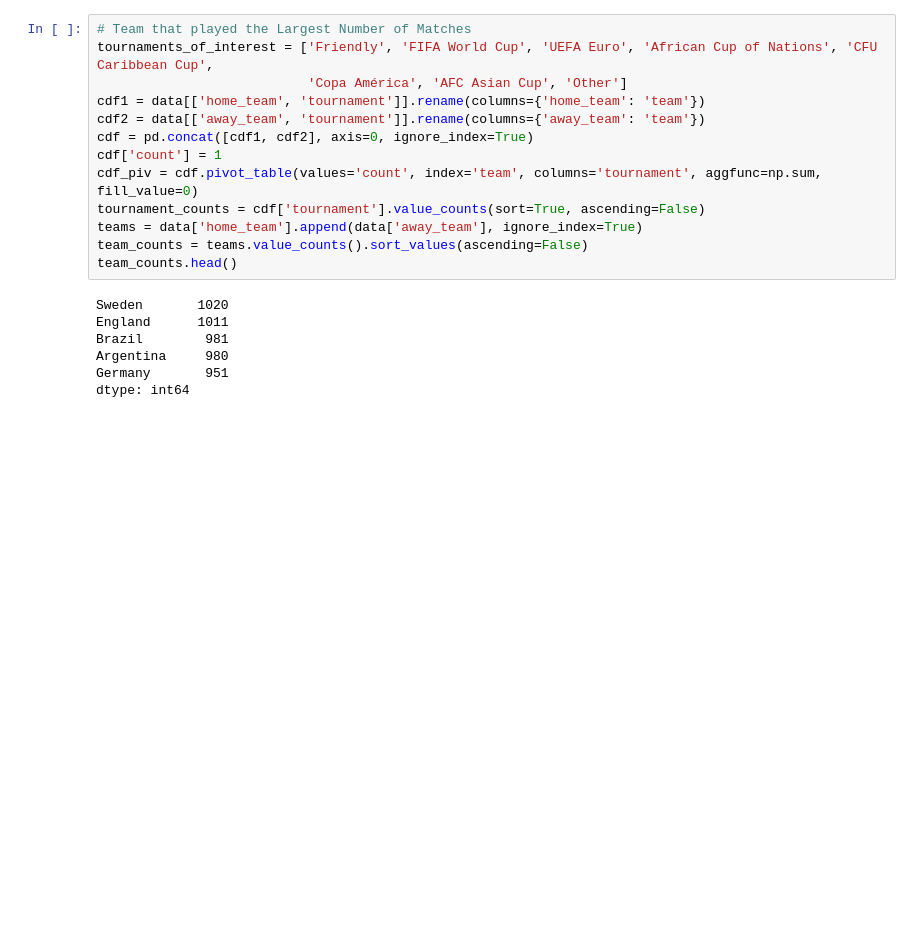
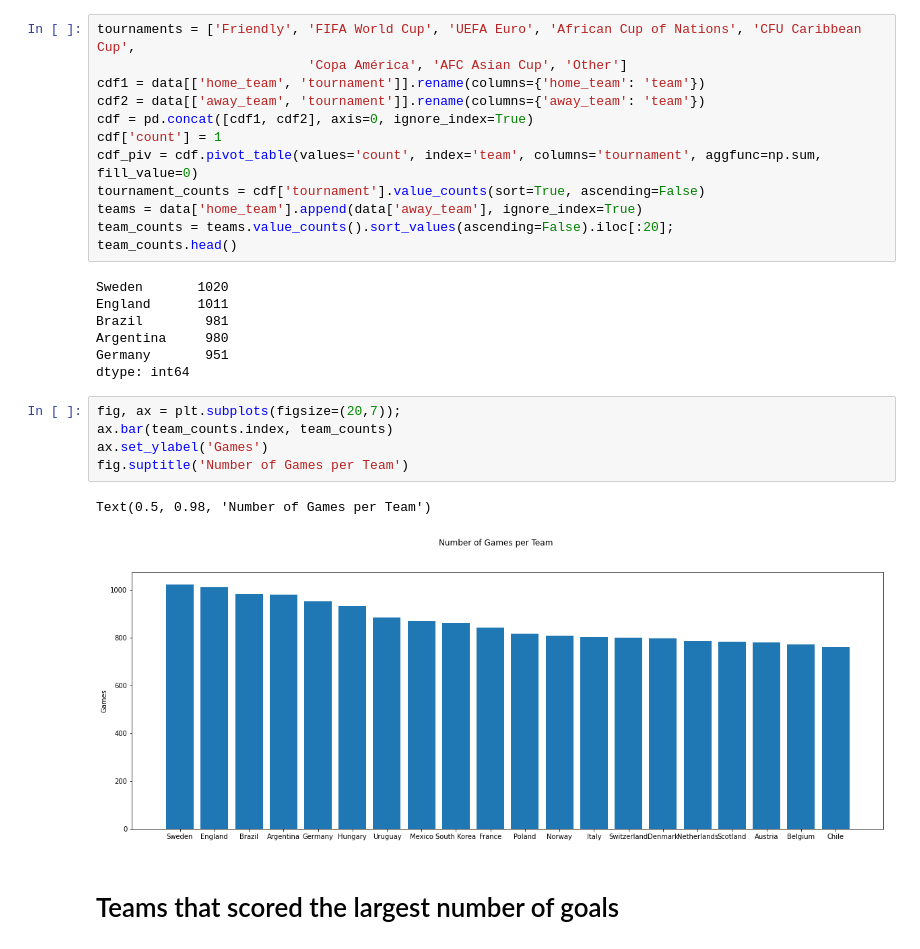
Before and after one commit to abdo17rabah/International-Football-Matches-Analysis, a Jupyter notebook: footNotebook.ipynb, the cells around one changed output. Drawn from its saved outputs; the diff is of its cells as text; blank space fills up the shorter version.

```diff
--- a/footNotebook.ipynb
+++ b/footNotebook.ipynb
@@ -68,6 +102,5 @@ Name: total_goals, dtype: int64
 # %%
-# Team that played the Largest Number of Matches
-tournaments_of_interest = ['Friendly', 'FIFA World Cup', 'UEFA Euro', 'African Cup of Nations', 'CFU Caribbean Cup',
+tournaments = ['Friendly', 'FIFA World Cup', 'UEFA Euro', 'African Cup of Nations', 'CFU Caribbean Cup',
                            'Copa América', 'AFC Asian Cup', 'Other']
 cdf1 = data[['home_team', 'tournament']].rename(columns={'home_team': 'team'})
 cdf2 = data[['away_team', 'tournament']].rename(columns={'away_team': 'team'})
@@ -76,7 +109,7 @@ cdf['count'] = 1
 cdf_piv = cdf.pivot_table(values='count', index='team', columns='tournament', aggfunc=np.sum, fill_value=0)
 tournament_counts = cdf['tournament'].value_counts(sort=True, ascending=False)
 teams = data['home_team'].append(data['away_team'], ignore_index=True)
-team_counts = teams.value_counts().sort_values(ascending=False)
+team_counts = teams.value_counts().sort_values(ascending=False).iloc[:20];
 team_counts.head()
 # %% [output]
 Sweden       1020
@@ -85,4 +118,14 @@ Brazil        981
 Argentina     980
 Germany       951
 dtype: int64
+# %%
+fig, ax = plt.subplots(figsize=(20,7));
+ax.bar(team_counts.index, team_counts)
+ax.set_ylabel('Games')
+fig.suptitle('Number of Games per Team')
+# %% [output]
+Text(0.5, 0.98, 'Number of Games per Team')
+[figure, added]
+# %% [markdown]
+# Teams that scored the largest number of goals
 # %%
```
Also changed, not shown: parts of 38 cells of this notebook.
